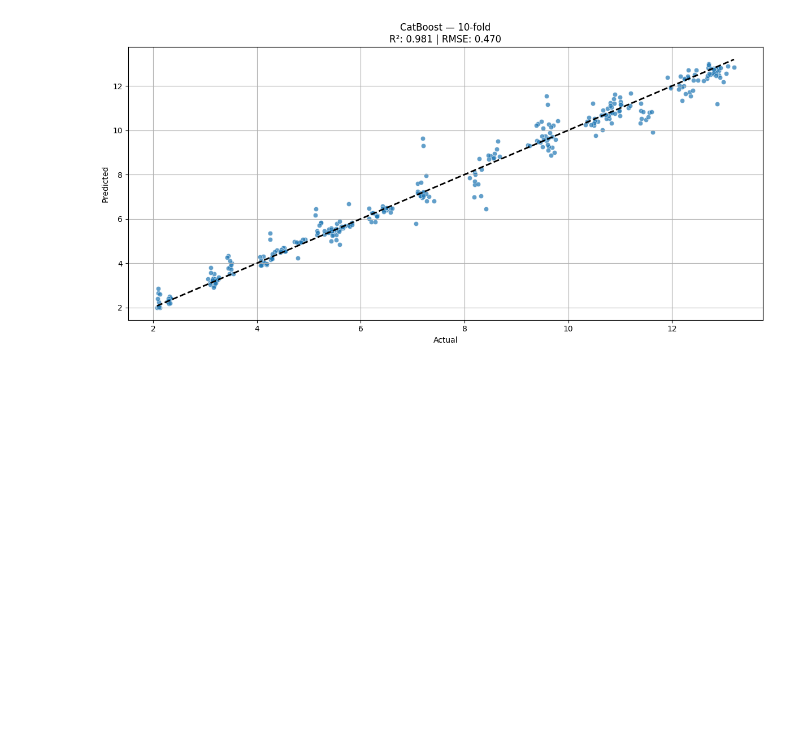
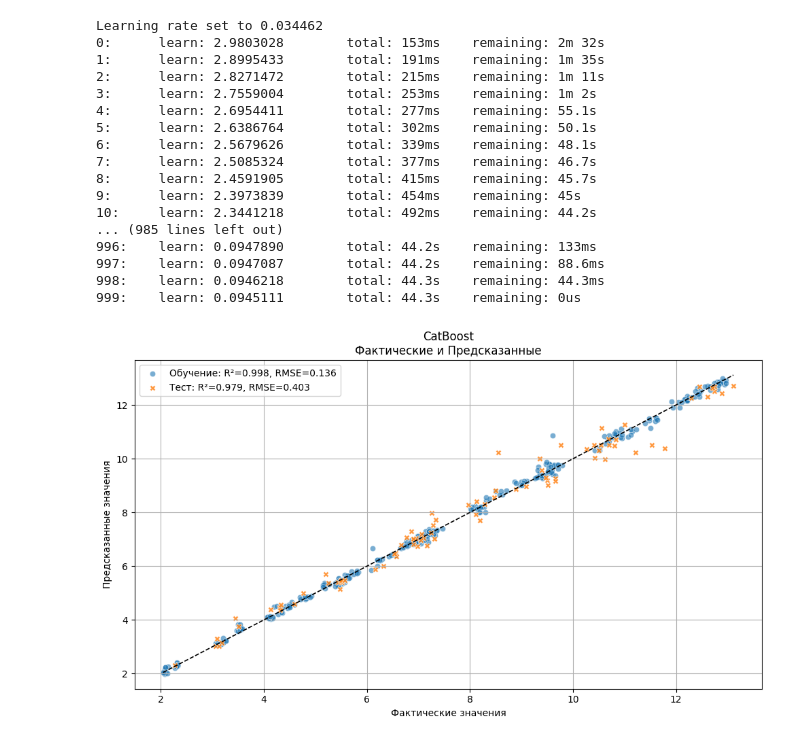
Before and after one commit to Darknessich/UASSML, a Jupyter notebook: notebooks/03_base_models_training/coverage.ipynb, the cells around one changed output. Drawn from its saved outputs; the diff is of its cells as text; code cells hidden in the pictures; blank space fills up the shorter version.

```diff
--- a/notebooks/03_base_models_training/coverage.ipynb
+++ b/notebooks/03_base_models_training/coverage.ipynb
@@ -126,3 +115,7 @@ results["SVR"] = evaluate_kfold(X_scaled, y_scaled, SVR(**grid_search.best_param
 # %%
-results["RandomForest"] = evaluate_kfold(X_encoded , y_encoded , RandomForestRegressor(), "Random Forest")
+results["RandomForest"] = evaluate_holdout(
+    X_encoded_train, X_encoded_test,
+    y_encoded_train, y_encoded_test,
+    RandomForestRegressor(), "Random Forest"
+)
 # %% [output]
@@ -130,3 +123,7 @@ results["RandomForest"] = evaluate_kfold(X_encoded , y_encoded , RandomForestReg
 # %%
-results["GradientBoosting"] = evaluate_kfold(X_encoded , y_encoded , GradientBoostingRegressor(), "Gradient Boosting")
+results["GradientBoosting"] = evaluate_holdout(
+    X_encoded_train, X_encoded_test,
+    y_encoded_train, y_encoded_test,
+    GradientBoostingRegressor(), "Gradient Boosting"
+)
 # %% [output]
@@ -134,3 +131,7 @@ results["GradientBoosting"] = evaluate_kfold(X_encoded , y_encoded , GradientBoo
 # %%
-results["XGBoost"] = evaluate_kfold(X_encoded , y_encoded , XGBRegressor(), "XGBoost")
+results["XGBoost"] = evaluate_holdout(
+    X_encoded_train, X_encoded_test,
+    y_encoded_train, y_encoded_test,
+    XGBRegressor(), "XGBoost"
+)
 # %% [output]
@@ -137,0 +192,6 @@ results["XGBoost"] = evaluate_kfold(X_encoded , y_encoded , XGBRegressor(), "XGB
+# %%
+results["XGBoost"] = evaluate_holdout(
+    X_encoded_train, X_encoded_test,
+    y_encoded_train, y_encoded_test,
+    XGBRegressor(**evolved_search.best_params_), "XGBoost"
+)
@@ -138,7 +200,26 @@ results["XGBoost"] = evaluate_kfold(X_encoded , y_encoded , XGBRegressor(), "XGB
 # %%
-results["CatBoost"] = evaluate_kfold(X_catboost, y_catboost,
-                                              CatBoostRegressor(),
-                                              "CatBoost",
-                                              cat_features=catboost_features)
+results["CatBoost"] = evaluate_holdout(
+    X_catboost_train, X_catboost_test,
+    y_catboost_train, y_catboost_test,
+    CatBoostRegressor(), "CatBoost",
+    cat_features=catboost_features
+)
 # %% [output]
+Learning rate set to 0.034462
+0:      learn: 2.9803028        total: 153ms    remaining: 2m 32s
+1:      learn: 2.8995433        total: 191ms    remaining: 1m 35s
+2:      learn: 2.8271472        total: 215ms    remaining: 1m 11s
+3:      learn: 2.7559004        total: 253ms    remaining: 1m 2s
+4:      learn: 2.6954411        total: 277ms    remaining: 55.1s
+5:      learn: 2.6386764        total: 302ms    remaining: 50.1s
+6:      learn: 2.5679626        total: 339ms    remaining: 48.1s
+7:      learn: 2.5085324        total: 377ms    remaining: 46.7s
+8:      learn: 2.4591905        total: 415ms    remaining: 45.7s
+9:      learn: 2.3973839        total: 454ms    remaining: 45s
+10:     learn: 2.3441218        total: 492ms    remaining: 44.2s
+... (985 lines left out)
+996:    learn: 0.0947890        total: 44.2s    remaining: 133ms
+997:    learn: 0.0947087        total: 44.2s    remaining: 88.6ms
+998:    learn: 0.0946218        total: 44.3s    remaining: 44.3ms
+999:    learn: 0.0945111        total: 44.3s    remaining: 0us
-[figure, old version]
+[figure, new version]
```
Also changed, not shown: parts of 16 cells of this notebook, 15 other files.
